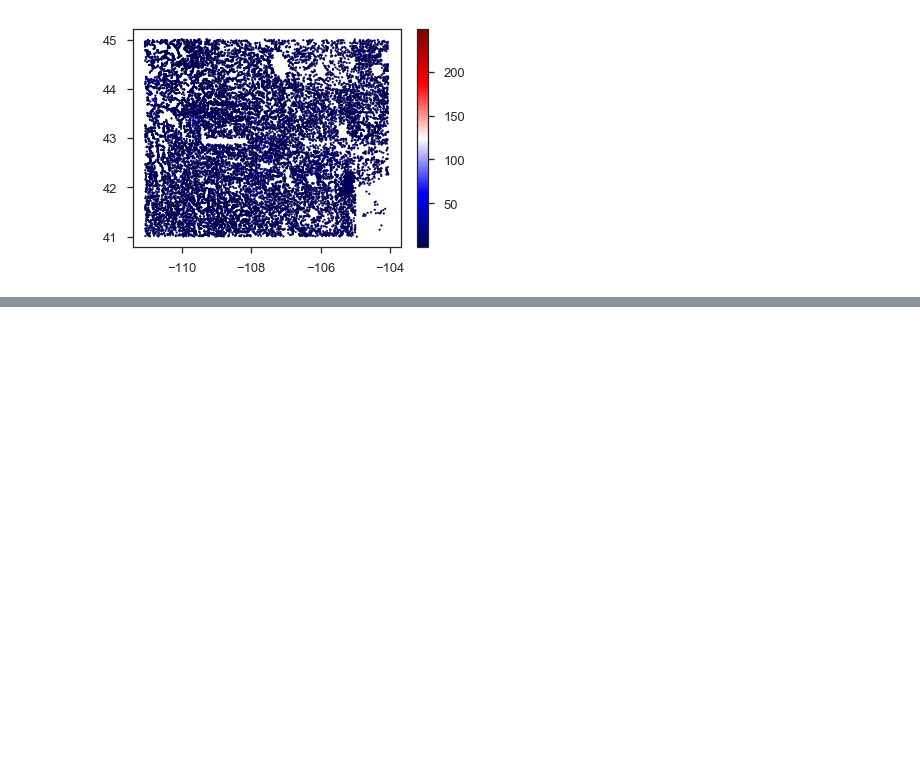
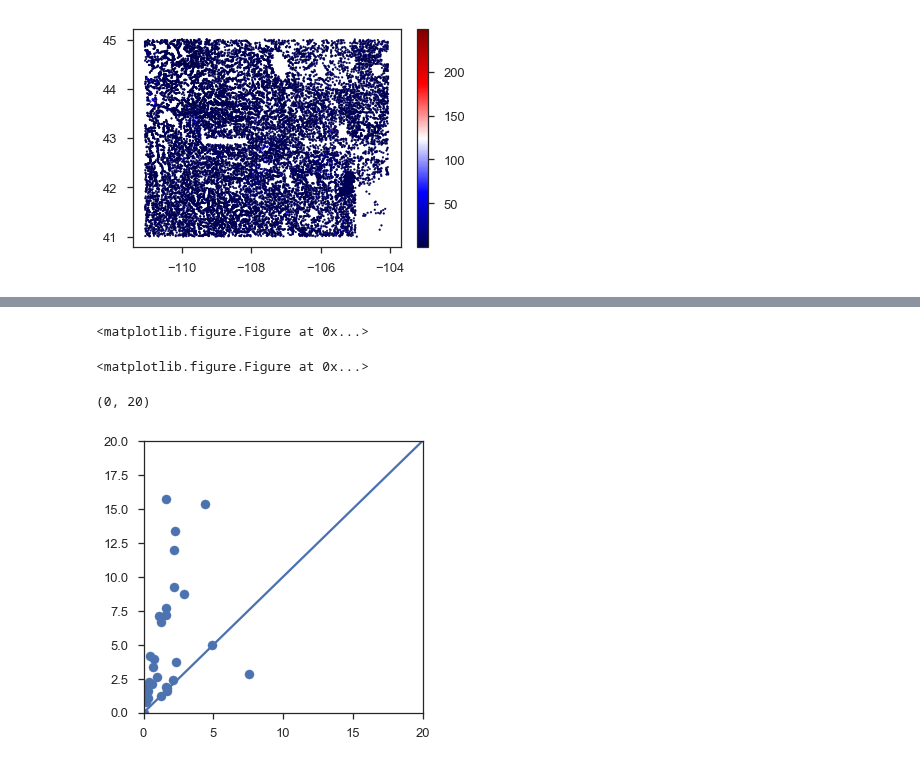
Before and after one commit to jessepisel/criticalandstrategic, a Jupyter notebook: Imputed Critical mineral EDA.ipynb, the cells around one changed output, grey strips where cells are left out. Drawn from its saved outputs; the diff is of its cells as text; code cells hidden in the pictures; blank space fills up the shorter version.

Commit message:
model validation
validating the imputation model

```diff
--- a/Imputed Critical mineral EDA.ipynb
+++ b/Imputed Critical mineral EDA.ipynb
@@ -218,0 +242,38 @@ len(dataColumns)
+# %%
+for i in range(len(dataColumns)):
+    plt.scatter(imputedValues[i], correctValues[i])
+    plt.plot(range(np.int(np.max(imputedValues[i]))), c='k')
+    plt.xlabel('Imputed Values')
+    plt.ylabel('Actual Values')
+    plt.title(str(dataColumns[i]))
+    plt.savefig('M:/critical/validation_results/'+str(dataColumns[i])+' crossplot.jpg')
+    plt.clf()
+# %% [output]
+<matplotlib.figure.Figure at 0x...>
+# %%
+for i in range(len(dataColumns)):
+    sns.distplot(imputedValues[i], label='Imputed Values')
+    sns.distplot(correctValues[i], label= 'Actual Values')
+    plt.axvline(mae[i], label='MAE')
+    plt.legend()
+    plt.title(str(dataColumns[i]))
+    plt.savefig('M:/critical/validation_results/'+str(dataColumns[i])+' distributions.jpg')
+    plt.clf()
+# %% [output]
+<matplotlib.figure.Figure at 0x...>
+# %%
+randomMae=[]
+for i in range(len(dataColumns)):
+    try:
+        randoms=np.random.randint(0,np.ceil(np.max(correctValues[i])),len(correctValues[i]))
+    except:
+        randoms=np.zeros(len(correctValues[5]))
+    randomMae.append(mean_absolute_error(correctValues[i], randoms))
+# %%
+plt.scatter(mae, randomMae)
+plt.plot(range(300))
+plt.xlim(0,20)
+plt.ylim(0,20)
+# %% [output]
+(0, 20)
+[figure, added]
```
Also changed, not shown: parts of 23 cells of this notebook.
